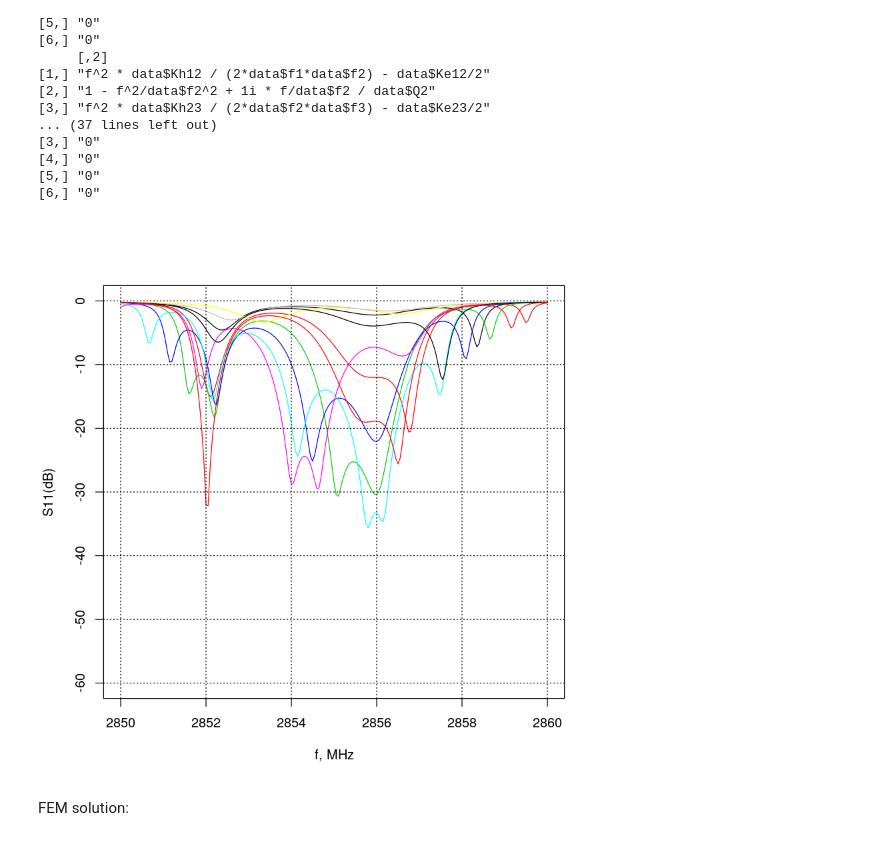
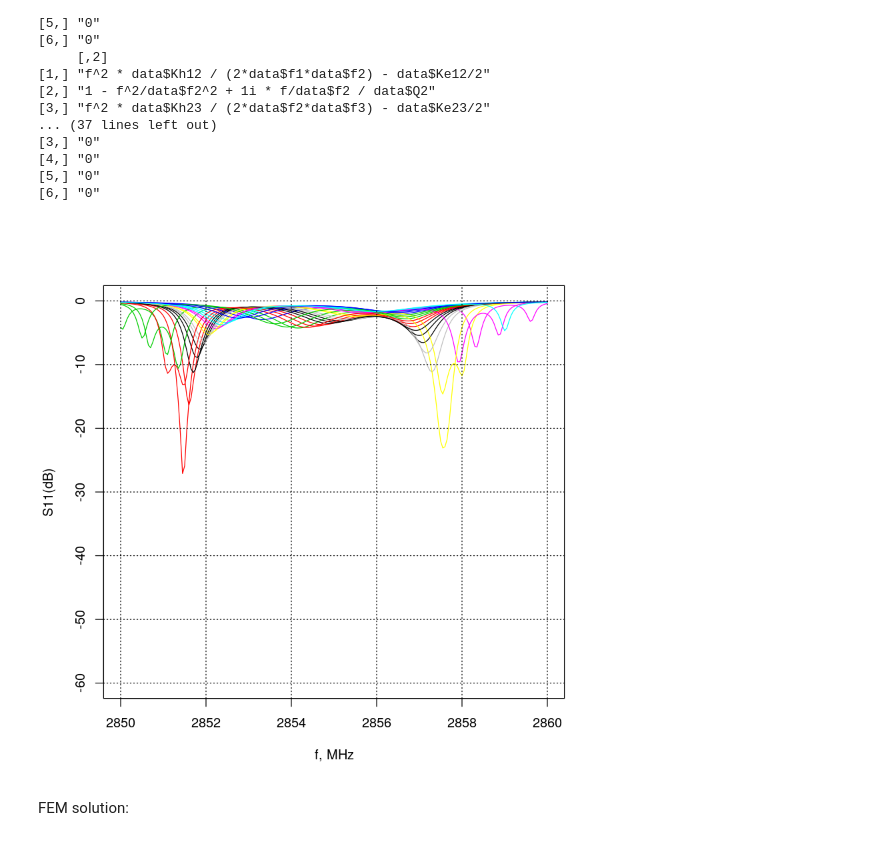
Before and after one commit to matsievskiysv/equivalent_circuit, a Jupyter notebook: comparison.ipynb, the cells around one changed output. Drawn from its saved outputs; the diff is of its cells as text; code cells hidden in the pictures.

```diff
--- a/comparison.ipynb
+++ b/comparison.ipynb
@@ -358,18 +354,20 @@ a25 <- "0"
 a26 <- "0"
 a31 <- "0"
 a32 <- a23
-a33 <- "1 - f^2/data$f3^2 + 1i * f/data$f3 *
-(1 + data$chi34 / tanh((data$alpha+1i*data$beta)*data$L)) / data$Q3"
+a33 <- "1 - f^2/data$f3^2 + 1i * f/data$f3 / data$Q3 *
+(1 + data$chi34 * tanh((data$alpha+1i*data$beta)*data$L/2) +
+data$chi34 / sinh((data$alpha+1i*data$beta)*data$L))"
 a34 <- "-1i / sinh((data$alpha+1i*data$beta)*data$L) * f *
-sqrt( data$chi34 / (data$Q3*data$Q4*data$f3*data$f4))"
+sqrt(data$chi34 / (data$Q3*data$Q4*data$f3*data$f4))"
 a35 <- "0"
 a36 <- "0"
 a41 <- "0"
 a42 <- "0"
 a43 <- "-1i / sinh((data$alpha+1i*data$beta)*data$L) * f *
-sqrt( data$chi43 / (data$Q3*data$Q4*data$f3*data$f4))"
-a44 <- "1 - f^2/data$f4^2 + 1i * f/data$f4 *
-(1 + data$chi43 / tanh((data$alpha+1i*data$beta)*data$L)) / data$Q4"
+sqrt(data$chi43 / (data$Q3*data$Q4*data$f3*data$f4))"
+a44 <- "1 - f^2/data$f4^2 + 1i * f/data$f4 / data$Q4 *
+(1 + data$chi43 * tanh((data$alpha+1i*data$beta)*data$L/2) +
+data$chi43 / sinh((data$alpha+1i*data$beta)*data$L))"
 a45 <- "f^2 * data$Kh45 / (2*data$f4*data$f5) - data$Ke45/2"
 a46 <- "0"
 a51 <- "0"
@@ -385,7 +383,7 @@ a64 <- "0"
 a65 <- a56
 a66 <- "1 - f^2/data$f6^2 + 1i * f/data$f6 * (1+data$chi_g6) / data$Q6"
 
-b1 <- "4i*sqrt(pi*f^2/data$f1*data$P*data$chi_g1/data$Q1)"
+b1 <- "4i*sqrt(pi*f^2/data$f1*data$P*data$chi_g1/data$Q1)*exp(1i*data$phi)"
 b2 <- "0"
 b3 <- "0"
 b4 <- "0"
@@ -423,6 +421,7 @@ data$alpha   <- 0
 data$beta    <- 41
 data$chi34   <- 17.79
 data$chi43   <- 17.79
+data$phi     <- 0
 # %% [markdown]
 Solvers:
 # %%
@@ -550,8 +551,8 @@ Now we will take two devices and connect them via waveguide.
 # %%
 A <- matrix(c(a11, a21, a31, a41, a51, a61,
               a12, a22, a32, a42, a52, a62,
-              a13, a23, a33, a32, a53, a63,
-              a14, a24, a23, a44, a54, a64,
+              a13, a23, a33, a43, a53, a63,
+              a14, a24, a34, a44, a54, a64,
               a15, a25, a35, a45, a55, a65,
               a16, a26, a36, a46, a56, a66), nrow = 6)
 B <- matrix(c(b1, b2, b3, b4, b5, b6), nrow = 6)
@@ -580,23 +581,23 @@ A:
 [5,] "0"
 [6,] "0"
 # %%
-dat <- seq(0.01,0.1,0.01)
+dat <- seq(0.04,0.24,0.01)
 data$L <- dat[1]
 Z <- solveZ(solveX(seq(2850e6, 2860e6, length.out = 201), data, A, B))
 Z_db <- 20 * log10(abs(Mod((Z$z - 1) / (Z$z + 1))))  # S11_lin = (Z-1)/(Z+1); S11_dB = 20*log10(S11_lin)
 plot(x=Z$f/1e6, y=Z_db, type = 'l', ylab = "S11(dB)", xlab = "f, MHz", ylim = c(-60, 0))
 j <- 1
 for (i in dat[-1]) {
 data$L <- i
 j <- j+1
 Z <- solveZ(solveX(seq(2850e6, 2860e6, length.out = 201), data, A, B))
 Z_db <- 20 * log10(abs(Mod((Z$z - 1) / (Z$z + 1))))  # S11_lin = (Z-1)/(Z+1); S11_dB = 20*log10(S11_lin)
 lines(x=Z$f/1e6, y=Z_db, type = 'l', col=j)
 }
 grid(col='black')
 #legend("bottomright", legend=round(dat,2), lty=1, col=c(1:length(dat)))
 # %% [output]
-[figure, old version]
+[figure, new version]
 # %% [markdown]
 FEM solution:
 # %%
```
Also changed, not shown: parts of 4 cells of this notebook, 1 other file.
